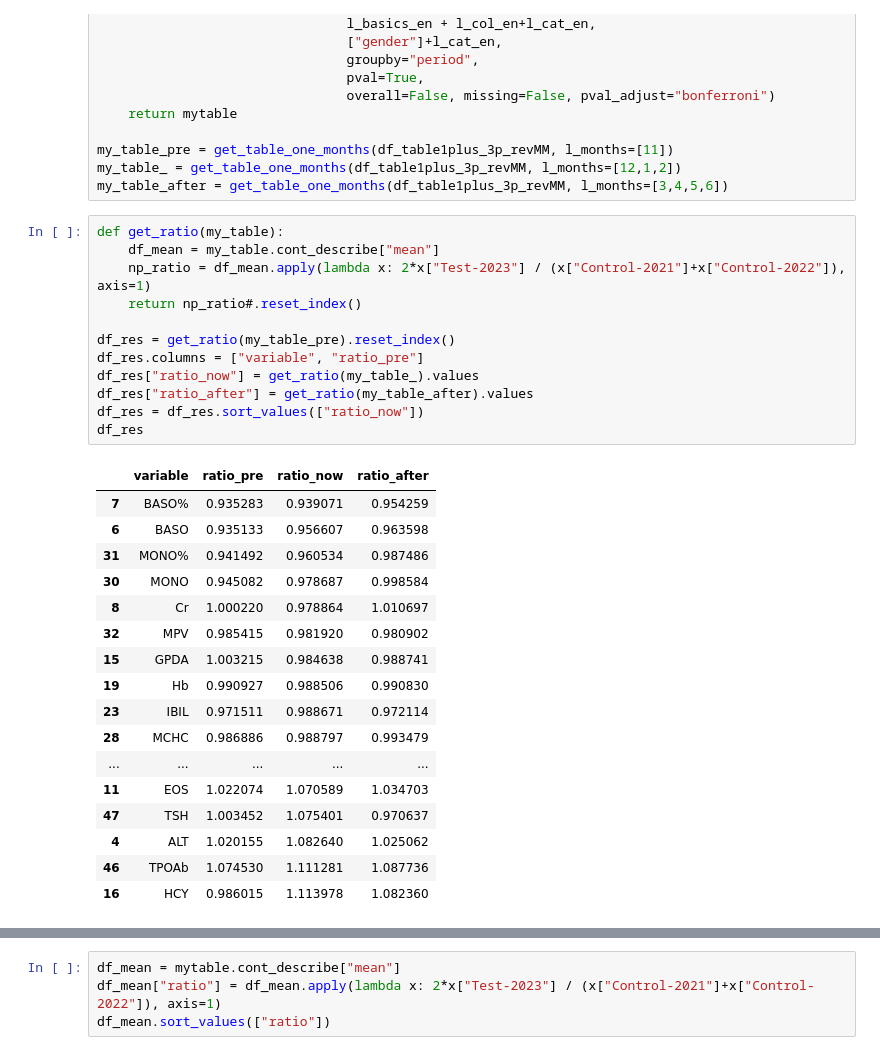
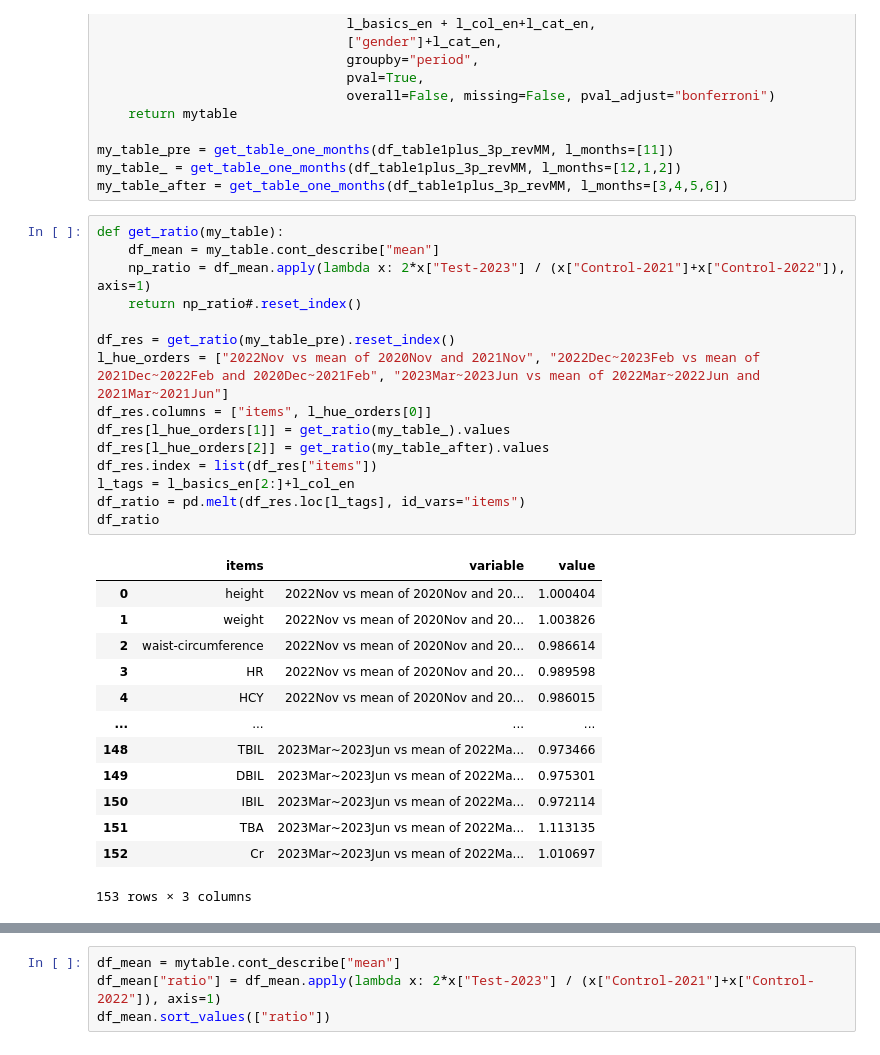
Before and after one commit to huboqiang/healthman, a Jupyter notebook: Table1.ipynb, the cells around one changed output, grey strips where cells are left out. Cells and saved outputs as stored; diff of their text form.

```diff
--- a/Table1.ipynb
+++ b/Table1.ipynb
@@ -232,30 +230,29 @@ my_table_after = get_table_one_months(df_table1plus_3p_revMM, l_months=[3,4,5,6]
 # %%
 def get_ratio(my_table):
     df_mean = my_table.cont_describe["mean"]
     np_ratio = df_mean.apply(lambda x: 2*x["Test-2023"] / (x["Control-2021"]+x["Control-2022"]), axis=1)
     return np_ratio#.reset_index()
 
 df_res = get_ratio(my_table_pre).reset_index()
-df_res.columns = ["variable", "ratio_pre"]
-df_res["ratio_now"] = get_ratio(my_table_).values
-df_res["ratio_after"] = get_ratio(my_table_after).values
-df_res = df_res.sort_values(["ratio_now"])
-df_res
+l_hue_orders = ["2022Nov vs mean of 2020Nov and 2021Nov", "2022Dec~2023Feb vs mean of 2021Dec~2022Feb and 2020Dec~2021Feb", "2023Mar~2023Jun vs mean of 2022Mar~2022Jun and 2021Mar~2021Jun"]
+df_res.columns = ["items", l_hue_orders[0]]
+df_res[l_hue_orders[1]] = get_ratio(my_table_).values
+df_res[l_hue_orders[2]] = get_ratio(my_table_after).values
+df_res.index = list(df_res["items"])
+l_tags = l_basics_en[2:]+l_col_en
+df_ratio = pd.melt(df_res.loc[l_tags], id_vars="items")
+df_ratio
 # %% [output]
-|  | variable | ratio_pre | ratio_now | ratio_after |
-| 7 | BASO% | 0.935283 | 0.939071 | 0.954259 |
-| 6 | BASO | 0.935133 | 0.956607 | 0.963598 |
-| 31 | MONO% | 0.941492 | 0.960534 | 0.987486 |
-| 30 | MONO | 0.945082 | 0.978687 | 0.998584 |
-| 8 | Cr | 1.000220 | 0.978864 | 1.010697 |
-| 32 | MPV | 0.985415 | 0.981920 | 0.980902 |
-| 15 | GPDA | 1.003215 | 0.984638 | 0.988741 |
-| 19 | Hb | 0.990927 | 0.988506 | 0.990830 |
-| 23 | IBIL | 0.971511 | 0.988671 | 0.972114 |
-| 28 | MCHC | 0.986886 | 0.988797 | 0.993479 |
-| ... | ... | ... | ... | ... |
-| 11 | EOS | 1.022074 | 1.070589 | 1.034703 |
-| 47 | TSH | 1.003452 | 1.075401 | 0.970637 |
-| 4 | ALT | 1.020155 | 1.082640 | 1.025062 |
-| 46 | TPOAb | 1.074530 | 1.111281 | 1.087736 |
-| 16 | HCY | 0.986015 | 1.113978 | 1.082360 |
+|  | items | variable | value |
+| 0 | height | 2022Nov vs mean of 2020Nov and 20... | 1.000404 |
+| 1 | weight | 2022Nov vs mean of 2020Nov and 20... | 1.003826 |
+| 2 | waist-circumference | 2022Nov vs mean of 2020Nov and 20... | 0.986614 |
+| 3 | HR | 2022Nov vs mean of 2020Nov and 20... | 0.989598 |
+| 4 | HCY | 2022Nov vs mean of 2020Nov and 20... | 0.986015 |
+| ... | ... | ... | ... |
+| 148 | TBIL | 2023Mar~2023Jun vs mean of 2022Ma... | 0.973466 |
+| 149 | DBIL | 2023Mar~2023Jun vs mean of 2022Ma... | 0.975301 |
+| 150 | IBIL | 2023Mar~2023Jun vs mean of 2022Ma... | 0.972114 |
+| 151 | TBA | 2023Mar~2023Jun vs mean of 2022Ma... | 1.113135 |
+| 152 | Cr | 2023Mar~2023Jun vs mean of 2022Ma... | 1.010697 |
+153 rows × 3 columns
```
Also changed, not shown: parts of 4 cells of this notebook, 4 other files.
